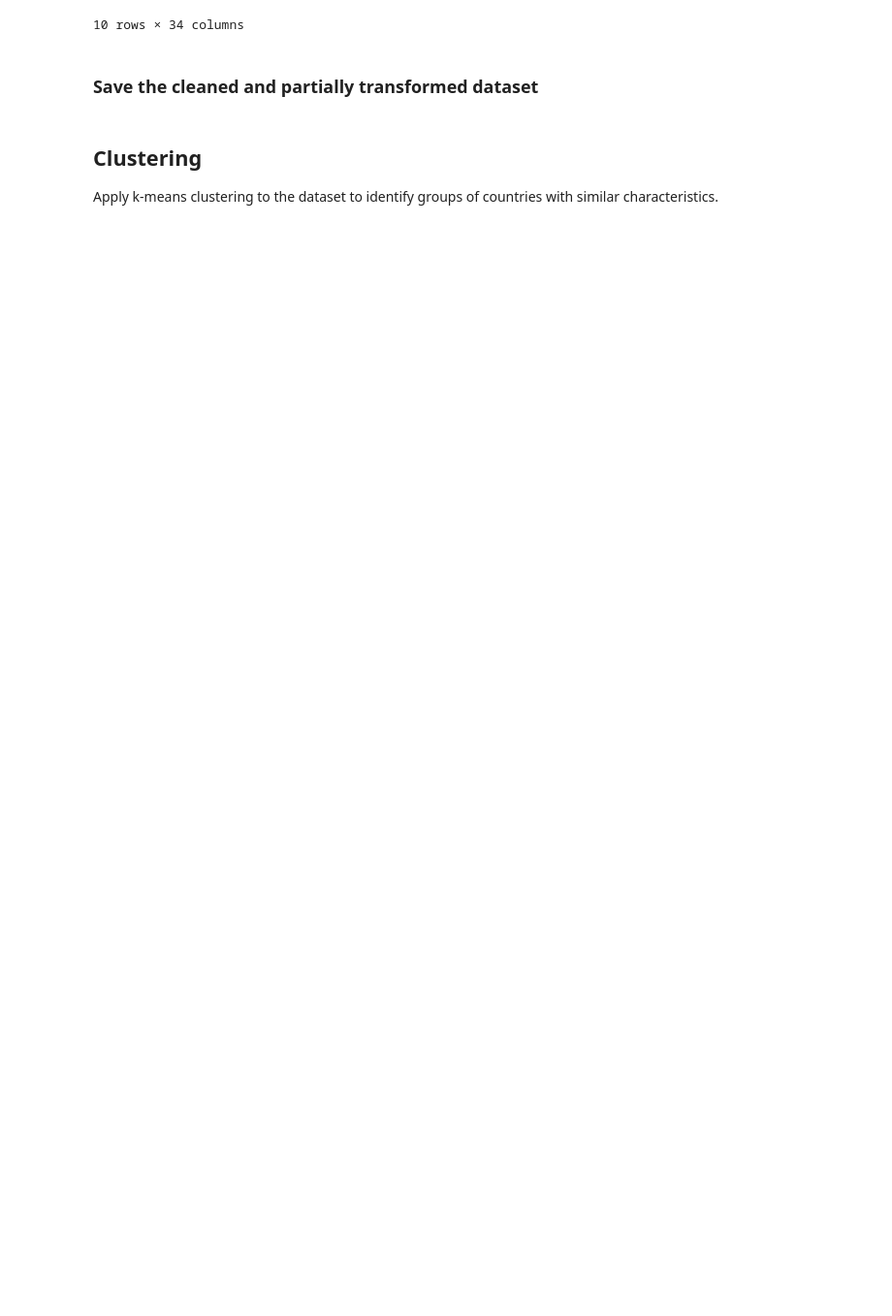
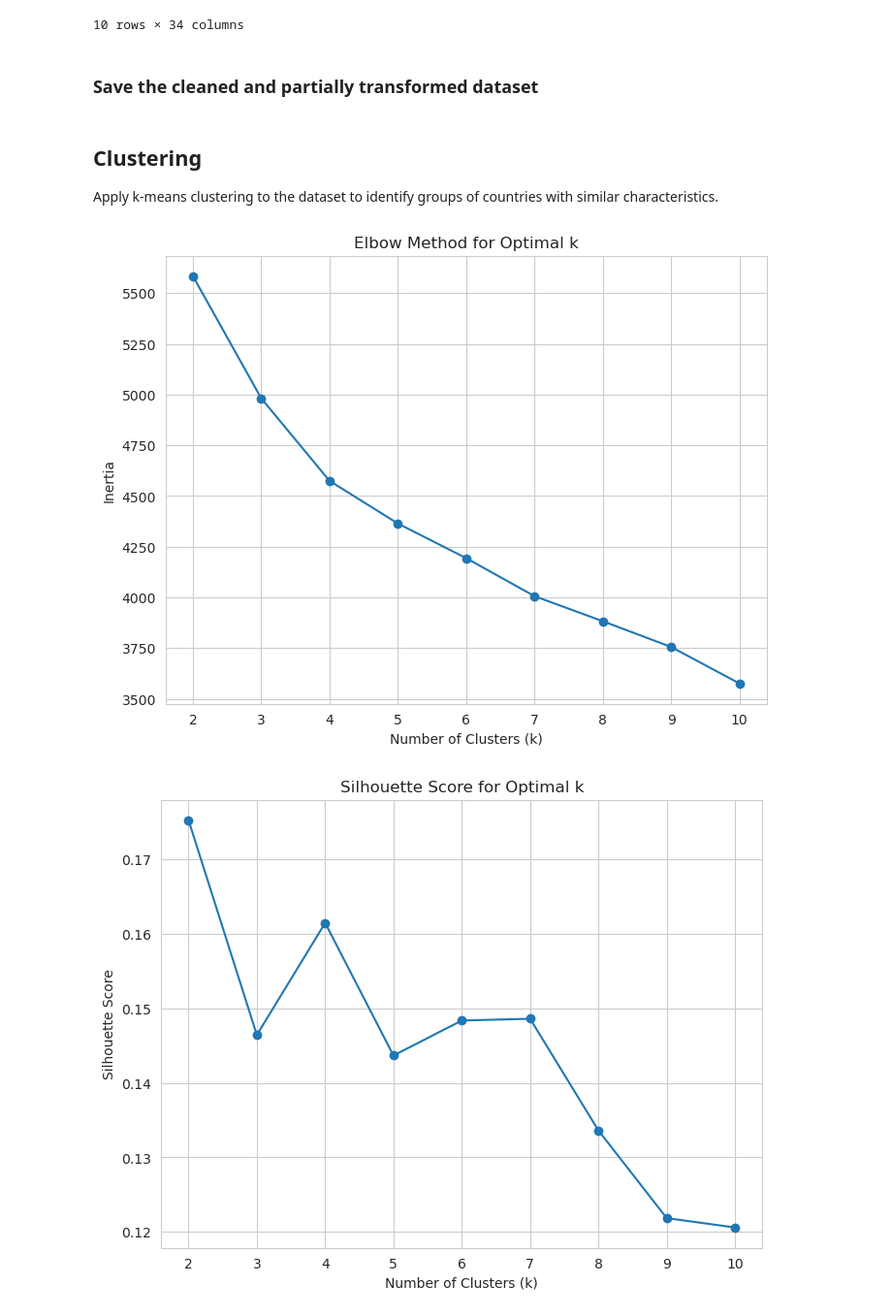
Before and after one commit to arth3mis/global-societal-endangerment-index, a Jupyter notebook: 4.1_multivariate_analysis.ipynb, the cells around one changed output. Shown at 97% size. Drawn from its saved outputs; the diff is of its cells as text; code cells hidden in the pictures; blank space fills up the shorter version.

Commit message:
Add multivariate step: K-Means Clustering

```diff
--- a/4.1_multivariate_analysis.ipynb
+++ b/4.1_multivariate_analysis.ipynb
@@ -277,8 +277,53 @@ with open('data/processing/category_indicator_map_4.1.json', 'w') as json_file:
 # %% [markdown]
 ### Save the cleaned and partially transformed dataset
 # %%
-dfp3.to_csv("data/processing/multivariate_all_data.csv", index=False)
+df_cleaned = dfp3.copy()
+
+df_cleaned.to_csv("data/processing/multivariate_all_data.csv", index=False)
 # %% [markdown]
 ## Clustering
 
 Apply k-means clustering to the dataset to identify groups of countries with similar characteristics.
+# %%
+X = df_cleaned
+df_cleaned = pd.concat([countries, df_cleaned], axis=1)
+
+scaler = StandardScaler()
+X_scaled = scaler.fit_transform(X)
+
+# determine the Optimal Number of Clusters (k):
+#
+# Method 1: Elbow Method
+inertia = []
+k_values = range(2, 11)  # Test a range of k values
+for k in k_values:
+    kmeans = KMeans(n_clusters=k, n_init=10, random_state=42) # n_init for multiple initializations
+    kmeans.fit(X_scaled)
+    inertia.append(kmeans.inertia_)
+
+plt.figure(figsize=(8, 6))
+plt.plot(k_values, inertia, marker='o')
+plt.xlabel('Number of Clusters (k)')
+plt.ylabel('Inertia')
+plt.title('Elbow Method for Optimal k')
+plt.grid(True)
+plt.show()
+
+# Method 2: Silhouette Score
+silhouette_scores = []
+for k in range(2, 11):
+    kmeans = KMeans(n_clusters=k, n_init=10, random_state=42)
+    cluster_labels = kmeans.fit_predict(X_scaled)
+    silhouette_avg = silhouette_score(X_scaled, cluster_labels)
+    silhouette_scores.append(silhouette_avg)
+
+plt.figure(figsize=(8, 6))
+plt.plot(range(2, 11), silhouette_scores, marker='o')
+plt.xlabel('Number of Clusters (k)')
+plt.ylabel('Silhouette Score')
+plt.title('Silhouette Score for Optimal k')
+plt.grid(True)
+plt.show()
+# %% [output]
+[figure, added]
+[figure, added]
```
Also changed, not shown: parts of 5 cells of this notebook.
